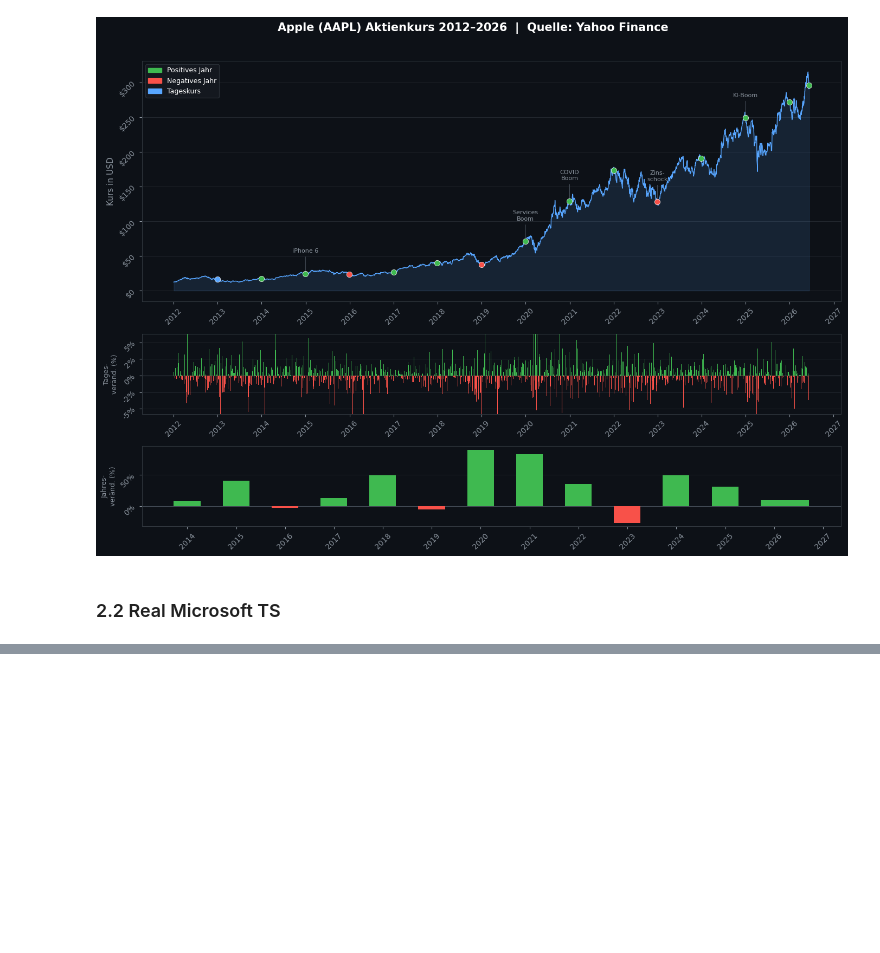
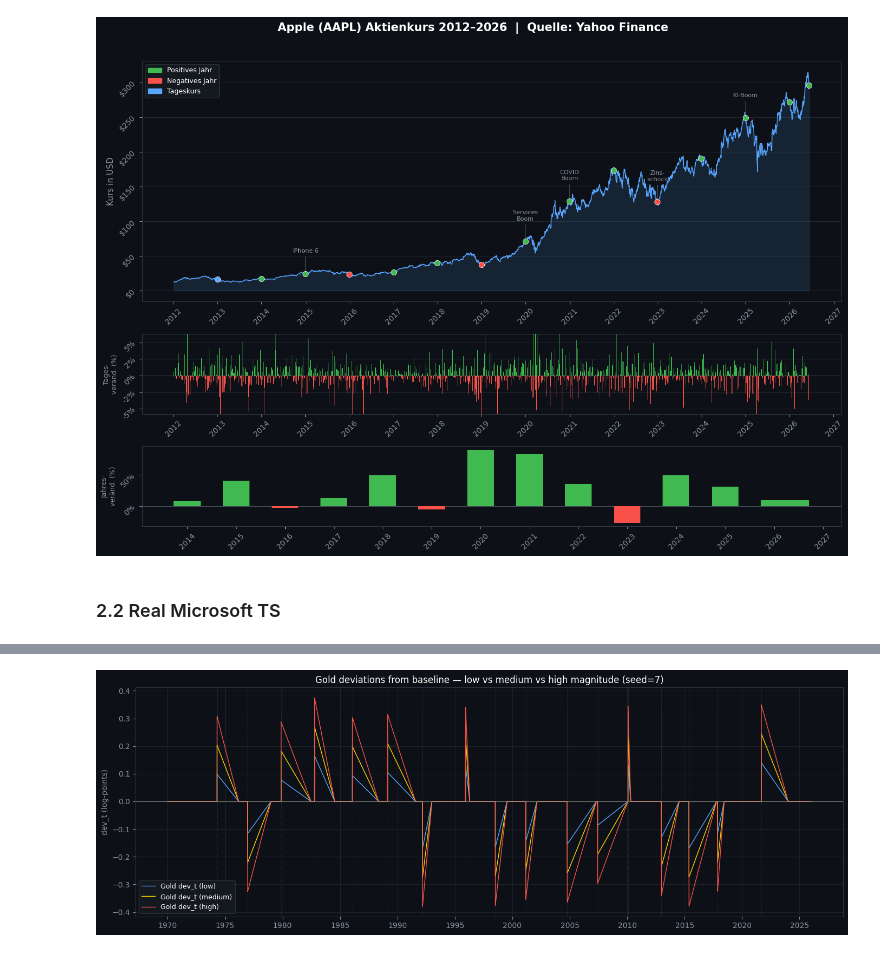
Before and after one commit to DataandAIReseach/LabelFusion, a Jupyter notebook: data_gen/data_gen.ipynb, the cells around one changed output, grey strips where cells are left out. Saved outputs shown, nothing was run; the diff lists cells and outputs as text; code cells hidden in the pictures; blank space fills up the shorter version.

Commit message:
feat(data_gen/data_gen.ipynb): Sampling of Silver and Gold prices for with different rho in order to show that the transformer is able to catch interaction effects

```diff
--- a/data_gen/data_gen.ipynb
+++ b/data_gen/data_gen.ipynb
@@ -765,0 +1279,24 @@ Daten gespeichert: ../data/stock_prices/gold_silver_synthetic_seed7.csv
+# %%
+# ── Additional plot: gold deviations across all three categories ──
+fig2, ax = plt.subplots(figsize=(14, 5), facecolor="#0d1117")
+ax.set_facecolor("#0d1117")
+for cat in ("low", "medium", "high"):
+    ax.plot(DATES, results[cat]["dev_gold"],
+            color=cat_colors[cat], lw=1.0, label=f"Gold dev_t ({cat})")
+ax.axhline(0, color="#888780", lw=0.8)
+for bp in results["low"]["t_struc"]:
+    ax.axvline(DATES[bp], color="#888780", ls=":", lw=0.5, alpha=0.5)
+ax.set_title("Gold deviations from baseline — low vs medium vs high magnitude (seed=7)",
+                color="white", fontsize=12)
+ax.legend(facecolor="#161b22", edgecolor="#30363d", labelcolor="white", fontsize=9)
+ax.set_ylabel("dev_t (log-points)", color="#8b949e")
+ax.tick_params(colors="#8b949e")
+for sp in ax.spines.values(): sp.set_edgecolor("#30363d")
+ax.grid(color="#21262d", linewidth=0.6)
+ax.set_axisbelow(True)
+ax.xaxis.set_major_locator(mdates.YearLocator(5))
+ax.xaxis.set_major_formatter(mdates.DateFormatter("%Y"))
+plt.tight_layout()
+plt.show()
+# %% [output]
+[figure, added]
```
Also changed, not shown: parts of 15 cells of this notebook.
